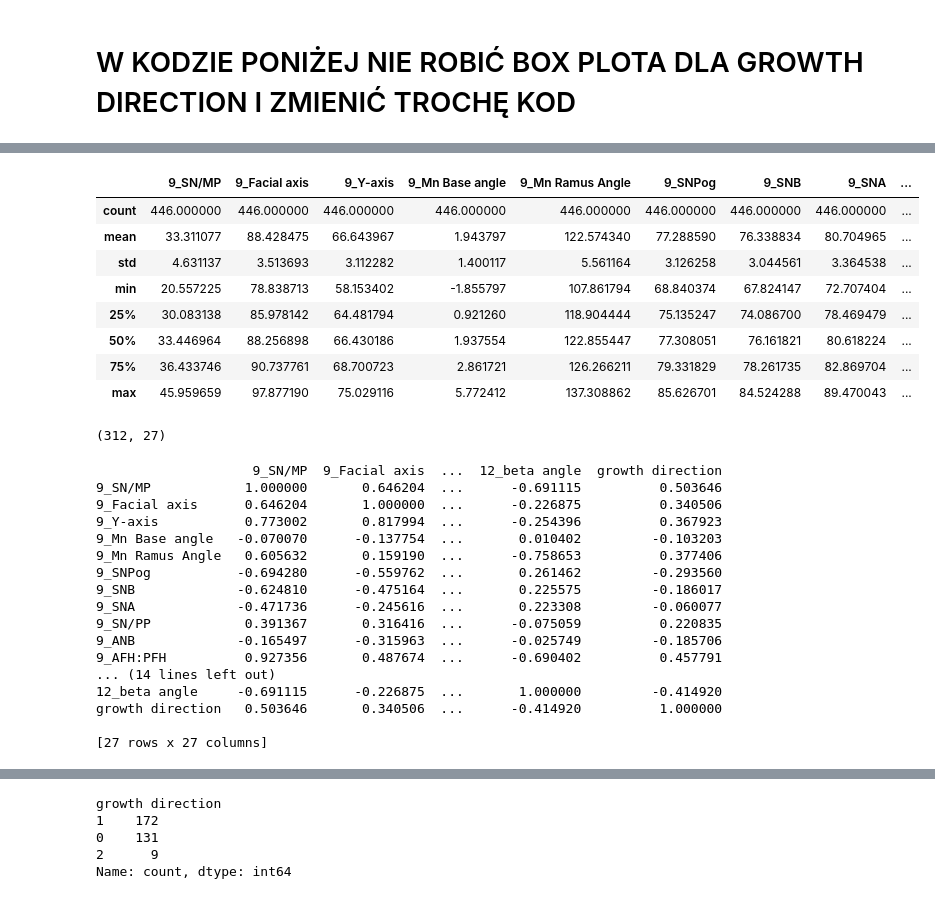
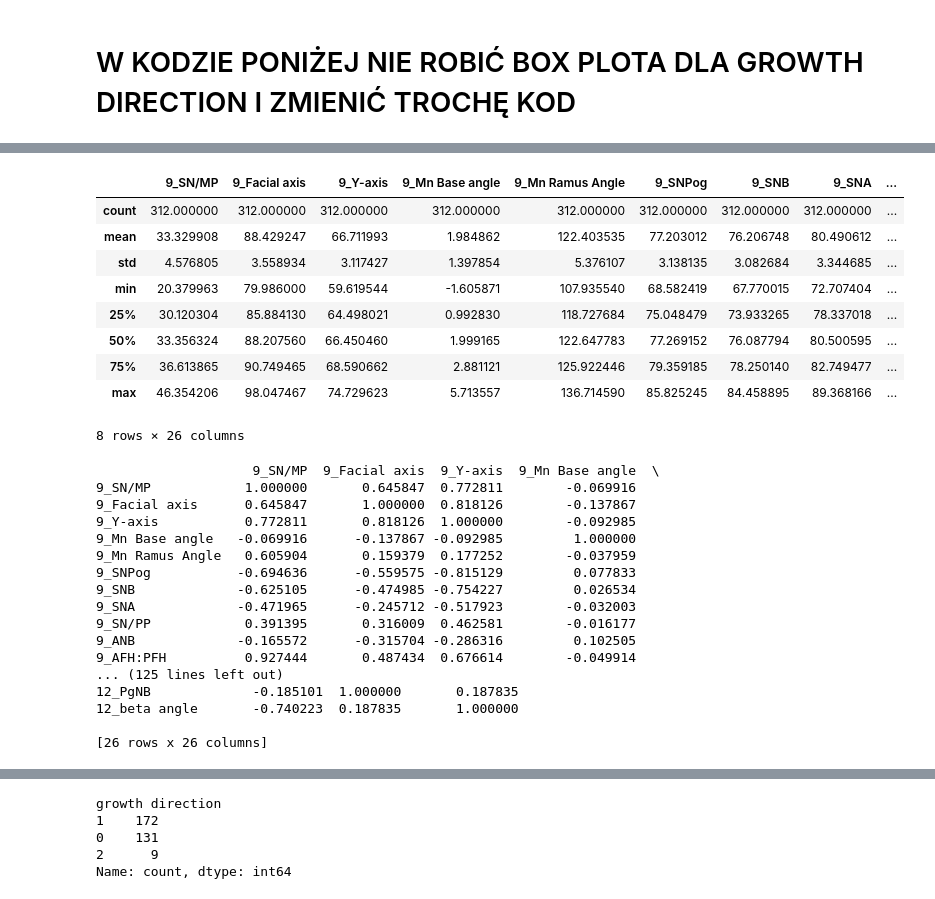
Before and after one commit to R4ken/Machine-Learning-Analysis, a Jupyter notebook: classification/solution.ipynb, the cells around one changed output, grey strips where cells are left out. Drawn from its saved outputs; the diff is of its cells as text; code cells hidden in the pictures.

```diff
--- a/classification/solution.ipynb
+++ b/classification/solution.ipynb
@@ -110,3 +111,10 @@ df.describe()
+# %%
+x_train, x_test, y_train, y_test = train_test_split(df.iloc[:, :-1], df.iloc[:, -1], train_size=0.7, random_state=rng)
+
+x_train = x_train.reset_index(drop=True)
+x_test  = x_test.reset_index(drop=True)
+y_train = y_train.reset_index(drop=True)
+y_test  = y_test.reset_index(drop=True)
 # %% [markdown]
 # W KODZIE PONIŻEJ NIE ROBIĆ BOX PLOTA DLA GROWTH DIRECTION I ZMIENIĆ TROCHĘ KOD
 # %%
@@ -122,56 +130,51 @@ plt.show()
 # %%
-description = df.describe()
+description = x_train.describe()
 description
 
-for column in df.columns:
+for column in x_train.columns:
     info_column = description[column]
     q1 = info_column["25%"]
     q3 = info_column["75%"]
     iqr = q3 - q1
     lower_bound = q1 - 1.5 * iqr
     upper_bound = q3 + 1.5 * iqr
-    for idx, value in enumerate(df[column]):
+    for idx, value in enumerate(x_train[column]):
         if (value < lower_bound):
-            df.at[idx, column] = lower_bound
+            x_train.at[idx, column] = lower_bound
         elif (value > upper_bound):
-            df.at[idx, column] = upper_bound
+            x_train.at[idx, column] = upper_bound
 
-df.describe()
+x_train.describe()
 # %% [output]
 |  | 9_SN/MP | 9_Facial axis | 9_Y-axis | 9_Mn Base angle | 9_Mn Ramus Angle | 9_SNPog | 9_SNB | 9_SNA | ... |
-| count | 446.000000 | 446.000000 | 446.000000 | 446.000000 | 446.000000 | 446.000000 | 446.000000 | 446.000000 | ... |
-| mean | 33.311077 | 88.428475 | 66.643967 | 1.943797 | 122.574340 | 77.288590 | 76.338834 | 80.704965 | ... |
-| std | 4.631137 | 3.513693 | 3.112282 | 1.400117 | 5.561164 | 3.126258 | 3.044561 | 3.364538 | ... |
-| min | 20.557225 | 78.838713 | 58.153402 | -1.855797 | 107.861794 | 68.840374 | 67.824147 | 72.707404 | ... |
-| 25% | 30.083138 | 85.978142 | 64.481794 | 0.921260 | 118.904444 | 75.135247 | 74.086700 | 78.469479 | ... |
-| 50% | 33.446964 | 88.256898 | 66.430186 | 1.937554 | 122.855447 | 77.308051 | 76.161821 | 80.618224 | ... |
-| 75% | 36.433746 | 90.737761 | 68.700723 | 2.861721 | 126.266211 | 79.331829 | 78.261735 | 82.869704 | ... |
-| max | 45.959659 | 97.877190 | 75.029116 | 5.772412 | 137.308862 | 85.626701 | 84.524288 | 89.470043 | ... |
+| count | 312.000000 | 312.000000 | 312.000000 | 312.000000 | 312.000000 | 312.000000 | 312.000000 | 312.000000 | ... |
+| mean | 33.329908 | 88.429247 | 66.711993 | 1.984862 | 122.403535 | 77.203012 | 76.206748 | 80.490612 | ... |
+| std | 4.576805 | 3.558934 | 3.117427 | 1.397854 | 5.376107 | 3.138135 | 3.082684 | 3.344685 | ... |
+| min | 20.379963 | 79.986000 | 59.619544 | -1.605871 | 107.935540 | 68.582419 | 67.770015 | 72.707404 | ... |
+| 25% | 30.120304 | 85.884130 | 64.498021 | 0.992830 | 118.727684 | 75.048479 | 73.933265 | 78.337018 | ... |
+| 50% | 33.356324 | 88.207560 | 66.450460 | 1.999165 | 122.647783 | 77.269152 | 76.087794 | 80.500595 | ... |
+| 75% | 36.613865 | 90.749465 | 68.590662 | 2.881121 | 125.922446 | 79.359185 | 78.250140 | 82.749477 | ... |
+| max | 46.354206 | 98.047467 | 74.729623 | 5.713557 | 136.714590 | 85.825245 | 84.458895 | 89.368166 | ... |
+8 rows × 26 columns
-# %%
-df_training, df_test = train_test_split(df, train_size=0.7, random_state=rng)
-df_training = df_training.reset_index(drop=True)
-print(df_training.shape)
-# %% [output]
-(312, 27)
 # %%
-print(df_training.corr())
+print(x_train.corr())
 # %% [output]
-                    9_SN/MP  9_Facial axis  ...  12_beta angle  growth direction
-9_SN/MP            1.000000       0.646204  ...      -0.691115          0.503646
-9_Facial axis      0.646204       1.000000  ...      -0.226875          0.340506
-9_Y-axis           0.773002       0.817994  ...      -0.254396          0.367923
-9_Mn Base angle   -0.070070      -0.137754  ...       0.010402         -0.103203
-9_Mn Ramus Angle   0.605632       0.159190  ...      -0.758653          0.377406
-9_SNPog           -0.694280      -0.559762  ...       0.261462         -0.293560
-9_SNB             -0.624810      -0.475164  ...       0.225575         -0.186017
-9_SNA             -0.471736      -0.245616  ...       0.223308         -0.060077
-9_SN/PP            0.391367       0.316416  ...      -0.075059          0.220835
-9_ANB             -0.165497      -0.315963  ...      -0.025749         -0.185706
-9_AFH:PFH          0.927356       0.487674  ...      -0.690402          0.457791
-... (14 lines left out)
-12_beta angle     -0.691115      -0.226875  ...       1.000000         -0.414920
-growth direction   0.503646       0.340506  ...      -0.414920          1.000000
+                    9_SN/MP  9_Facial axis  9_Y-axis  9_Mn Base angle  \
+9_SN/MP            1.000000       0.645847  0.772811        -0.069916
+9_Facial axis      0.645847       1.000000  0.818126        -0.137867
+9_Y-axis           0.772811       0.818126  1.000000        -0.092985
+9_Mn Base angle   -0.069916      -0.137867 -0.092985         1.000000
+9_Mn Ramus Angle   0.605904       0.159379  0.177252        -0.037959
+9_SNPog           -0.694636      -0.559575 -0.815129         0.077833
+9_SNB             -0.625105      -0.474985 -0.754227         0.026534
+9_SNA             -0.471965      -0.245712 -0.517923        -0.032003
+9_SN/PP            0.391395       0.316009  0.462581        -0.016177
+9_ANB             -0.165572      -0.315704 -0.286316         0.102505
+9_AFH:PFH          0.927444       0.487434  0.676614        -0.049914
+... (125 lines left out)
+12_PgNB             -0.185101  1.000000       0.187835
+12_beta angle       -0.740223  0.187835       1.000000
 
-[27 rows x 27 columns]
+[26 rows x 26 columns]
 # %%
 #ai generated
```
Also changed, not shown: parts of 15 cells of this notebook.
